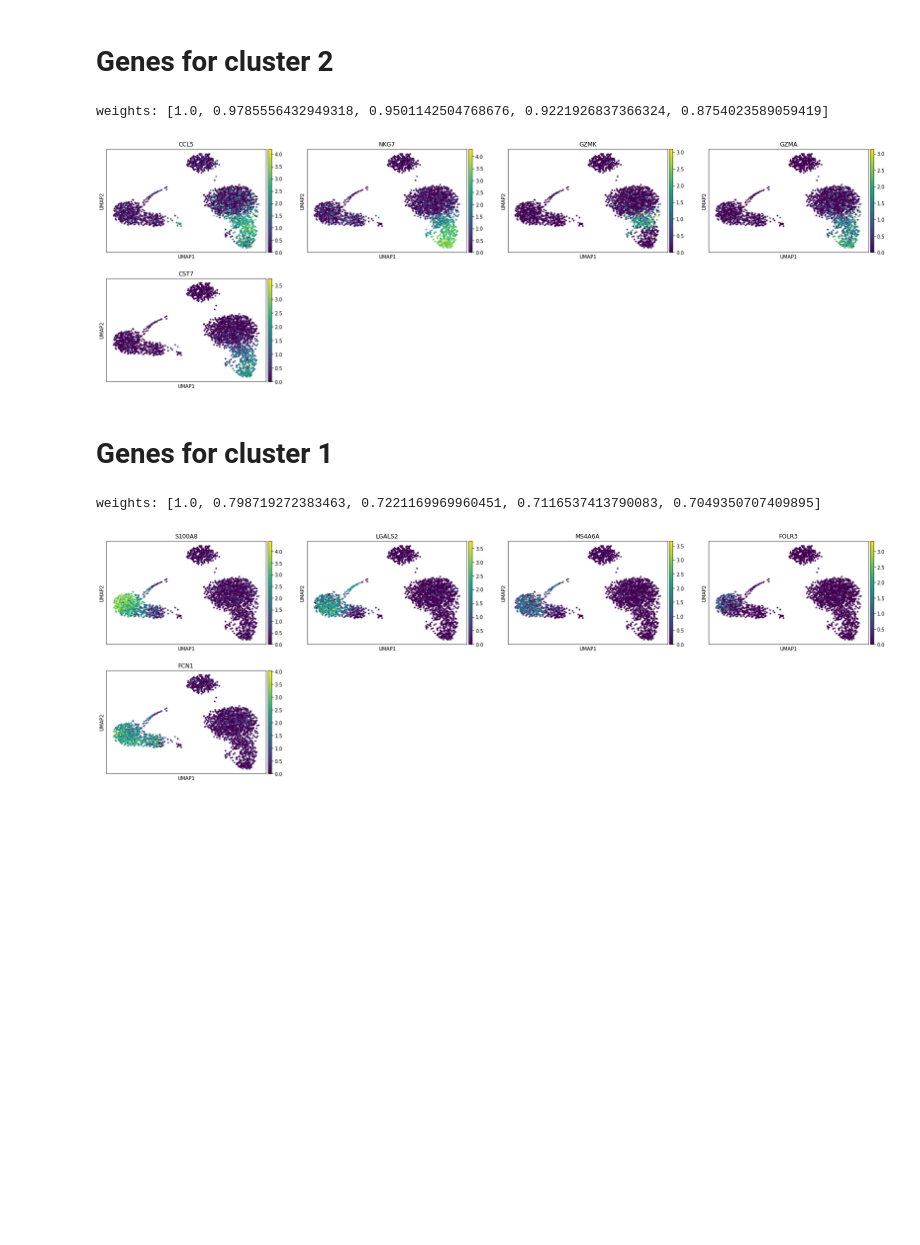
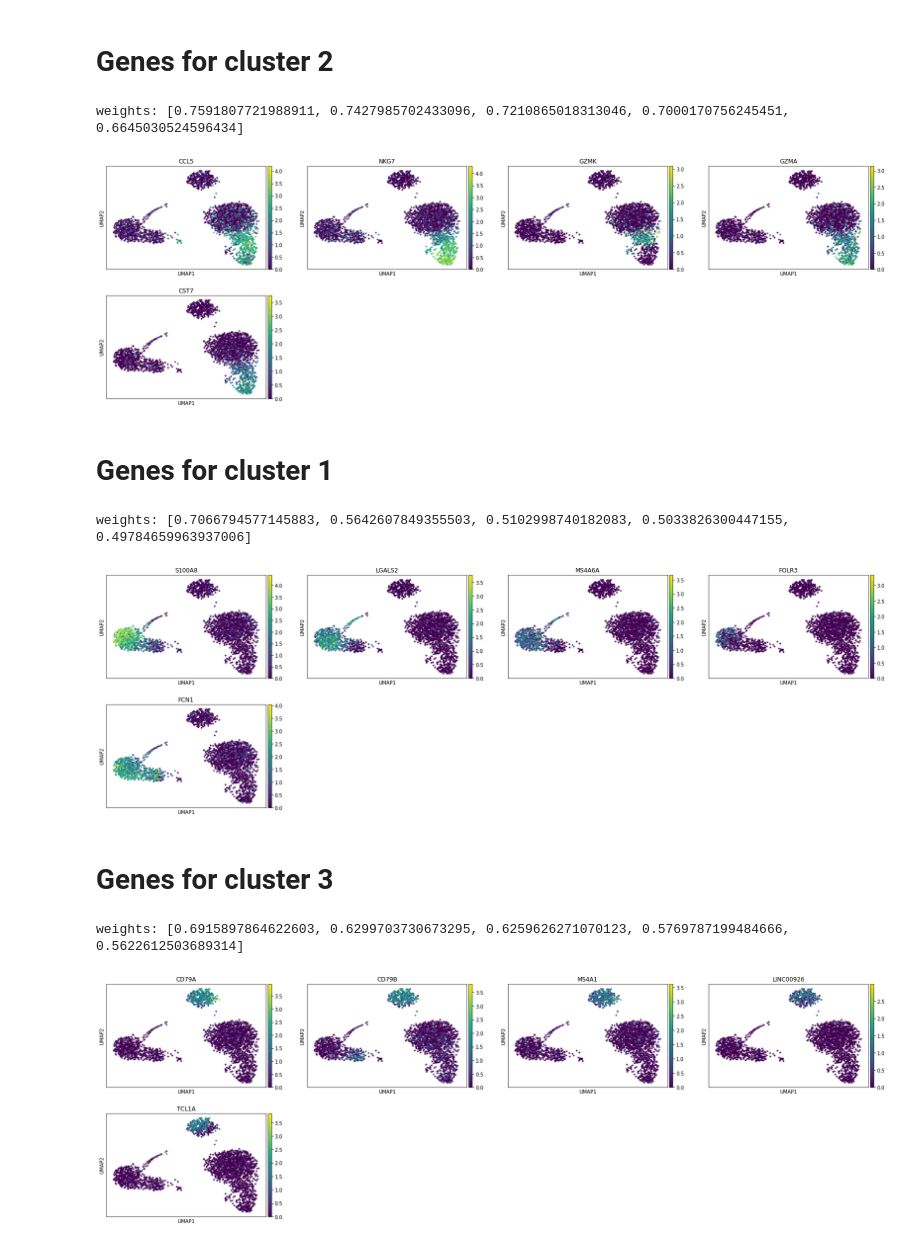
Before and after one commit to tariqdaouda/pcamodules, a Jupyter notebook: demos/pcamodules_demo.ipynb, the cells around one changed output. Saved outputs shown, nothing was run; the diff lists cells and outputs as text; code cells hidden in the pictures; blank space fills up the shorter version.

```diff
--- a/demos/pcamodules_demo.ipynb
+++ b/demos/pcamodules_demo.ipynb
@@ -15,7 +16,8 @@ sc.pl.umap(adata, color=["leiden"])
 # %% [output]
 [figure]
 # %%
-finder = pcam.PCAModules(max_iter=1000)
+importlib.reload(pcam)
+finder = pcam.PCAModules(max_iter=100)
 finder.fit(adata)
 result = finder.select()
 # %% [output]
@@ -39,16 +60,24 @@ weights: [1.0, 0.9078222757426735, 0.7656096296906152, 0.7202369929862333, 0.705
 # %% [markdown]
 # Genes for cluster 2
 # %%
-print("weights:", result.weights[2][:5])
+print("weights:", result.global_max_norm_weights[2][:5])
 sc.pl.umap(adata, color=result.genes[2][:5])
 # %% [output]
-weights: [1.0, 0.9785556432949318, 0.9501142504768676, 0.9221926837366324, 0.8754023589059419]
+weights: [0.7591807721988911, 0.7427985702433096, 0.7210865018313046, 0.7000170756245451, 0.6645030524596434]
 [figure]
 # %% [markdown]
 # Genes for cluster 1
 # %%
-print("weights:", result.weights[1][:5])
+print("weights:", result.global_max_norm_weights[1][:5])
 sc.pl.umap(adata, color=result.genes[1][:5])
 # %% [output]
-weights: [1.0, 0.798719272383463, 0.7221169969960451, 0.7116537413790083, 0.7049350707409895]
+weights: [0.7066794577145883, 0.5642607849355503, 0.5102998740182083, 0.5033826300447155, 0.49784659963937006]
 [figure]
+# %% [markdown]
+# Genes for cluster 3
+# %%
+print("weights:", result.global_max_norm_weights[3][:5])
+sc.pl.umap(adata, color=result.genes[3][:5])
+# %% [output]
+weights: [0.6915897864622603, 0.6299703730673295, 0.6259626271070123, 0.5769787199484666, 0.5622612503689314]
+[figure, added]
```
Also changed, not shown: parts of 9 cells of this notebook, 1 other file.
